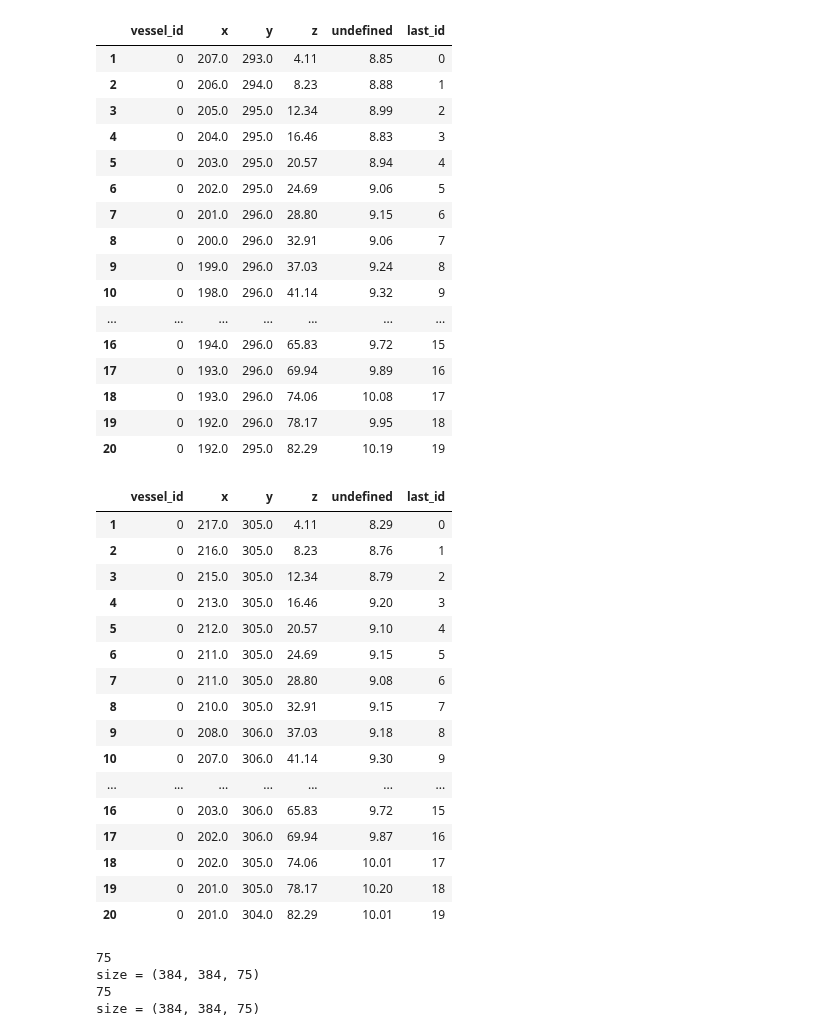
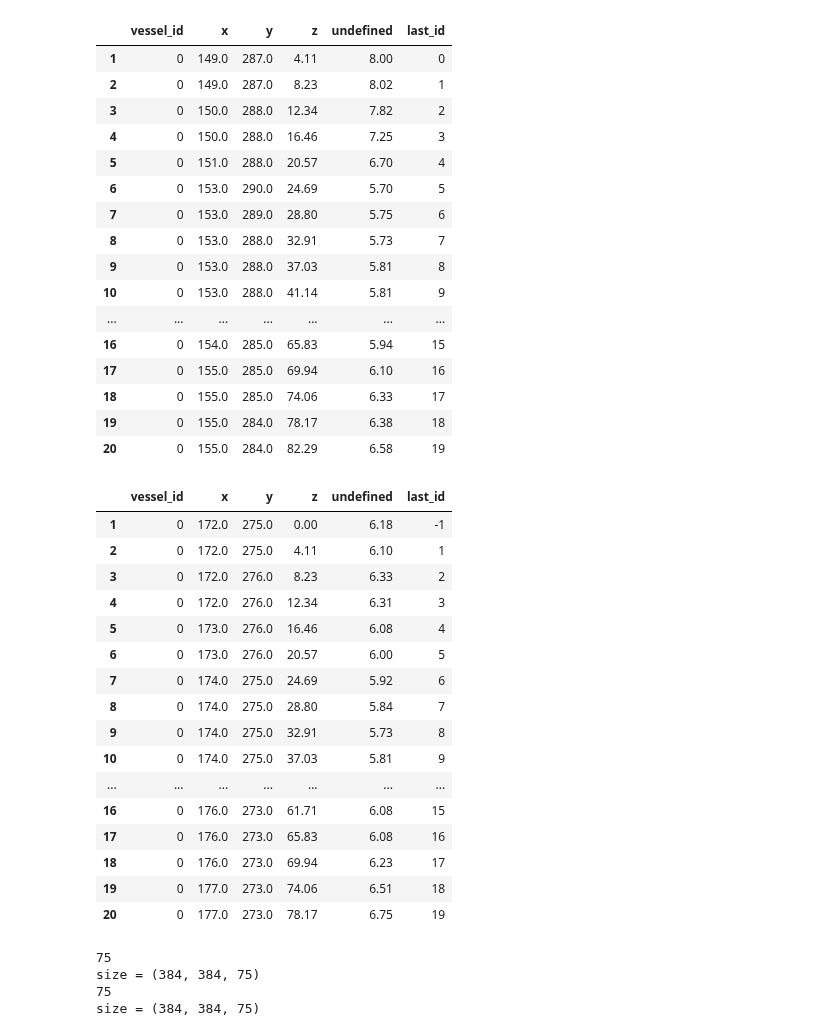
Before and after one commit to Liang-ZX/OAI-registration, a Jupyter notebook: Reg_with_centerline.ipynb, the cells around one changed output. Saved outputs shown, nothing was run; the diff lists cells and outputs as text; code cells hidden in the pictures.

```diff
--- a/Reg_with_centerline.ipynb
+++ b/Reg_with_centerline.ipynb
@@ -22,5 +22,5 @@ transform_path = "./data/9404954L/transform/"
 # %%
-file_path = "./data/OAIMTP/P9404954L/tracing_raw_ves_TH_0_P9404954L_U.swc"
+file_path = "./data/OAIMTP/P9941446R/tracing_raw_ves_TH_0_P9941446R_U.swc"
 # %%
 def get_centerline(file_path):
     df = pd.read_csv(file_path, header=None, sep=' ',index_col=0, names=['vessel_id','x','y','z','undefined','last_id'])
@@ -31,44 +31,44 @@ df1, line1 = get_centerline(file_path)
 df1.head(20)
 # %% [output]
 |  | vessel_id | x | y | z | undefined | last_id |
-| 1 | 0 | 207.0 | 293.0 | 4.11 | 8.85 | 0 |
-| 2 | 0 | 206.0 | 294.0 | 8.23 | 8.88 | 1 |
-| 3 | 0 | 205.0 | 295.0 | 12.34 | 8.99 | 2 |
-| 4 | 0 | 204.0 | 295.0 | 16.46 | 8.83 | 3 |
-| 5 | 0 | 203.0 | 295.0 | 20.57 | 8.94 | 4 |
-| 6 | 0 | 202.0 | 295.0 | 24.69 | 9.06 | 5 |
-| 7 | 0 | 201.0 | 296.0 | 28.80 | 9.15 | 6 |
-| 8 | 0 | 200.0 | 296.0 | 32.91 | 9.06 | 7 |
-| 9 | 0 | 199.0 | 296.0 | 37.03 | 9.24 | 8 |
-| 10 | 0 | 198.0 | 296.0 | 41.14 | 9.32 | 9 |
+| 1 | 0 | 149.0 | 287.0 | 4.11 | 8.00 | 0 |
+| 2 | 0 | 149.0 | 287.0 | 8.23 | 8.02 | 1 |
+| 3 | 0 | 150.0 | 288.0 | 12.34 | 7.82 | 2 |
+| 4 | 0 | 150.0 | 288.0 | 16.46 | 7.25 | 3 |
+| 5 | 0 | 151.0 | 288.0 | 20.57 | 6.70 | 4 |
+| 6 | 0 | 153.0 | 290.0 | 24.69 | 5.70 | 5 |
+| 7 | 0 | 153.0 | 289.0 | 28.80 | 5.75 | 6 |
+| 8 | 0 | 153.0 | 288.0 | 32.91 | 5.73 | 7 |
+| 9 | 0 | 153.0 | 288.0 | 37.03 | 5.81 | 8 |
+| 10 | 0 | 153.0 | 288.0 | 41.14 | 5.81 | 9 |
 | ... | ... | ... | ... | ... | ... | ... |
-| 16 | 0 | 194.0 | 296.0 | 65.83 | 9.72 | 15 |
-| 17 | 0 | 193.0 | 296.0 | 69.94 | 9.89 | 16 |
-| 18 | 0 | 193.0 | 296.0 | 74.06 | 10.08 | 17 |
-| 19 | 0 | 192.0 | 296.0 | 78.17 | 9.95 | 18 |
-| 20 | 0 | 192.0 | 295.0 | 82.29 | 10.19 | 19 |
+| 16 | 0 | 154.0 | 285.0 | 65.83 | 5.94 | 15 |
+| 17 | 0 | 155.0 | 285.0 | 69.94 | 6.10 | 16 |
+| 18 | 0 | 155.0 | 285.0 | 74.06 | 6.33 | 17 |
+| 19 | 0 | 155.0 | 284.0 | 78.17 | 6.38 | 18 |
+| 20 | 0 | 155.0 | 284.0 | 82.29 | 6.58 | 19 |
 # %%
-file_path2 = "./data/OAIMTP/P9404954L/tracing_raw_ves_TH_1_P9404954L_U.swc"
+file_path2 = "./data/OAIMTP/P9941446R/tracing_raw_ves_TH_5_P9941446R_U.swc"
 df2, line2 = get_centerline(file_path2)
 df2.head(20)
 # %% [output]
 |  | vessel_id | x | y | z | undefined | last_id |
-| 1 | 0 | 217.0 | 305.0 | 4.11 | 8.29 | 0 |
-| 2 | 0 | 216.0 | 305.0 | 8.23 | 8.76 | 1 |
-| 3 | 0 | 215.0 | 305.0 | 12.34 | 8.79 | 2 |
-| 4 | 0 | 213.0 | 305.0 | 16.46 | 9.20 | 3 |
-| 5 | 0 | 212.0 | 305.0 | 20.57 | 9.10 | 4 |
-| 6 | 0 | 211.0 | 305.0 | 24.69 | 9.15 | 5 |
-| 7 | 0 | 211.0 | 305.0 | 28.80 | 9.08 | 6 |
-| 8 | 0 | 210.0 | 305.0 | 32.91 | 9.15 | 7 |
-| 9 | 0 | 208.0 | 306.0 | 37.03 | 9.18 | 8 |
-| 10 | 0 | 207.0 | 306.0 | 41.14 | 9.30 | 9 |
+| 1 | 0 | 172.0 | 275.0 | 0.00 | 6.18 | -1 |
+| 2 | 0 | 172.0 | 275.0 | 4.11 | 6.10 | 1 |
+| 3 | 0 | 172.0 | 276.0 | 8.23 | 6.33 | 2 |
+| 4 | 0 | 172.0 | 276.0 | 12.34 | 6.31 | 3 |
+| 5 | 0 | 173.0 | 276.0 | 16.46 | 6.08 | 4 |
+| 6 | 0 | 173.0 | 276.0 | 20.57 | 6.00 | 5 |
+| 7 | 0 | 174.0 | 275.0 | 24.69 | 5.92 | 6 |
+| 8 | 0 | 174.0 | 275.0 | 28.80 | 5.84 | 7 |
+| 9 | 0 | 174.0 | 275.0 | 32.91 | 5.73 | 8 |
+| 10 | 0 | 174.0 | 275.0 | 37.03 | 5.81 | 9 |
 | ... | ... | ... | ... | ... | ... | ... |
-| 16 | 0 | 203.0 | 306.0 | 65.83 | 9.72 | 15 |
-| 17 | 0 | 202.0 | 306.0 | 69.94 | 9.87 | 16 |
-| 18 | 0 | 202.0 | 305.0 | 74.06 | 10.01 | 17 |
-| 19 | 0 | 201.0 | 305.0 | 78.17 | 10.20 | 18 |
-| 20 | 0 | 201.0 | 304.0 | 82.29 | 10.01 | 19 |
+| 16 | 0 | 176.0 | 273.0 | 61.71 | 6.08 | 15 |
+| 17 | 0 | 176.0 | 273.0 | 65.83 | 6.08 | 16 |
+| 18 | 0 | 176.0 | 273.0 | 69.94 | 6.23 | 17 |
+| 19 | 0 | 177.0 | 273.0 | 74.06 | 6.51 | 18 |
+| 20 | 0 | 177.0 | 273.0 | 78.17 | 6.75 | 19 |
 # %%
 affine = sitk.ReadTransform(transform_path+"affineTP1to0.tfm")
 # %%
```
Also changed, not shown: parts of 2 cells of this notebook, 2 other files.
